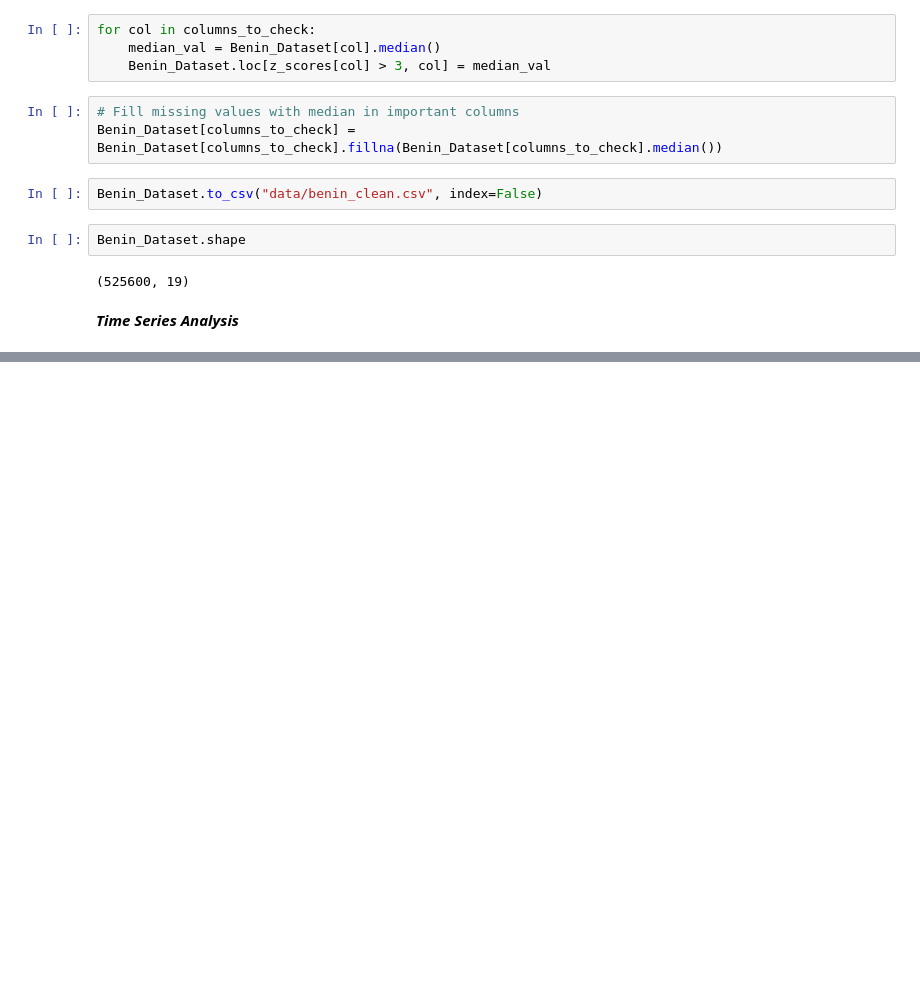
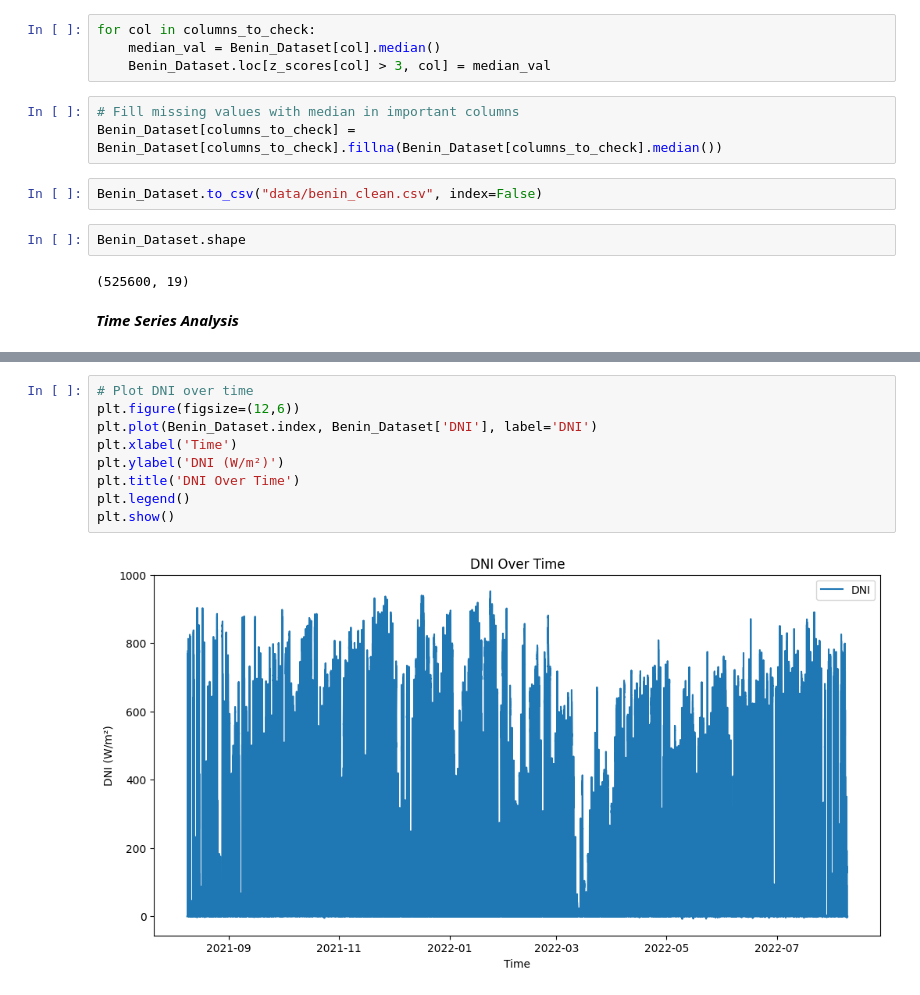
Before and after one commit to hinsenedinka/solar-challenge-week1, a Jupyter notebook: eda.benin.ipynb, the cells around one changed output, grey strips where cells are left out. Saved outputs shown, nothing was run; the diff lists cells and outputs as text; blank space fills up the shorter version.

```diff
--- a/eda.benin.ipynb
+++ b/eda.benin.ipynb
@@ -100,0 +127,11 @@ SyntaxError: invalid syntax (655144659.py, line 1)
+# %%
+# Plot DNI over time
+plt.figure(figsize=(12,6))
+plt.plot(Benin_Dataset.index, Benin_Dataset['DNI'], label='DNI')
+plt.xlabel('Time')
+plt.ylabel('DNI (W/m²)')
+plt.title('DNI Over Time')
+plt.legend()
+plt.show()
+# %% [output]
+[figure, added]
```
Also changed, not shown: parts of 21 cells of this notebook, 5 other files.
